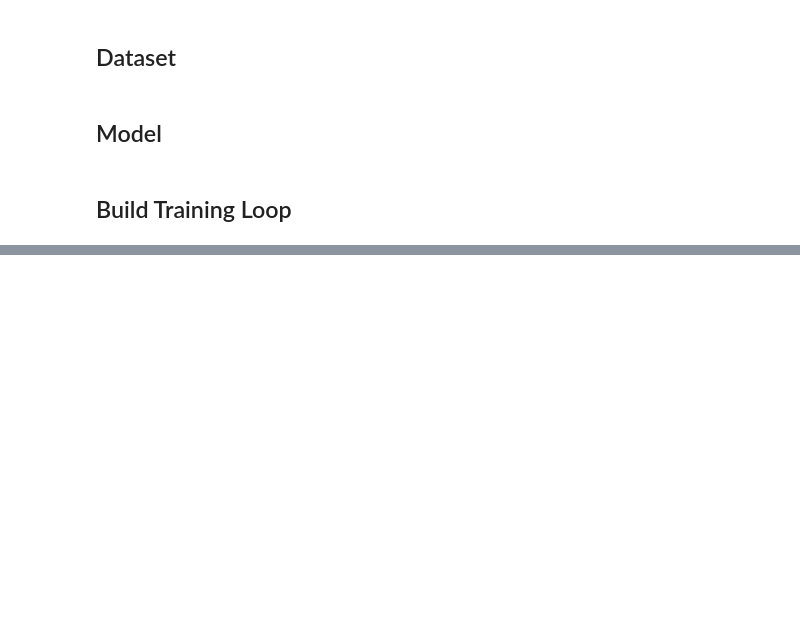
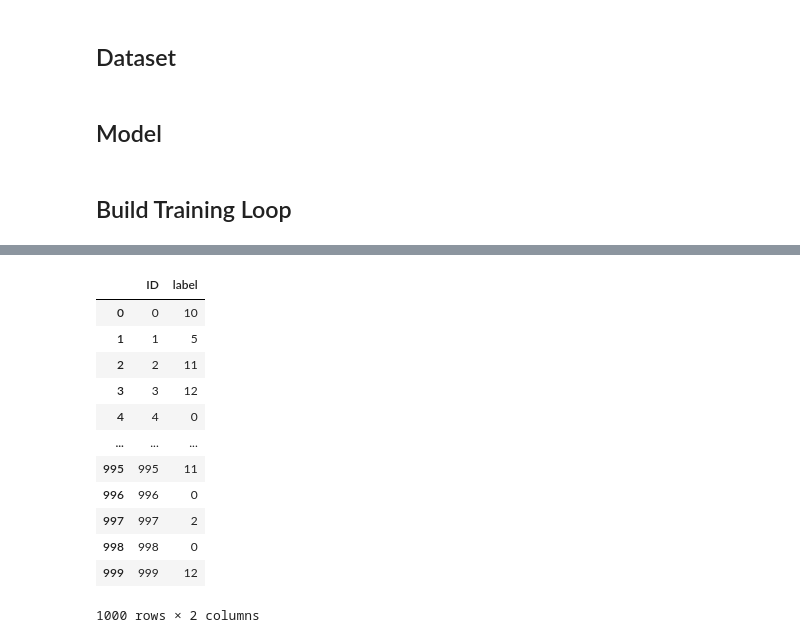
Before and after one commit to KeithLin724/NYCU_DeepLearning_2025, a Jupyter notebook: HW2/1/part1.ipynb, the cells around one changed output, grey strips where cells are left out. Cells and saved outputs as stored; diff of their text form; code cells hidden in the pictures; blank space fills up the shorter version.

```diff
--- a/HW2/1/part1.ipynb
+++ b/HW2/1/part1.ipynb
@@ -766,7 +779,7 @@ class TransformerClassifier(L.LightningModule):
 # model
 MODEL_CONFIG = {
     "embedding_path": str(EMBEDDING_MODEL_PATH),
-    "num_classes": 4,
+    "num_classes": 15,
     "feeze_pretrained_embedding": True,
     "nhead": 8,
     "num_layers": 2,
@@ -844,7 +857,7 @@ trainer = L.Trainer(
     callbacks=[checkpoint_callback, early_stop_callback],
     logger=csv_logger,
     max_epochs=EPOCHS,
-    fast_dev_run=True,
+    # fast_dev_run=True,
     # log_every_n_steps=20,
 )
 # %% [output]
@@ -876,0 +906,2 @@ TypeError: cross_entropy_loss(): argument 'target' (position 2) must be Tensor,
+# %%
+output = trainer.predict(datamodule=datamodule,ckpt_path='best')
@@ -876,0 +912,26 @@ TypeError: cross_entropy_loss(): argument 'target' (position 2) must be Tensor,
+# %%
+def to_csv(model_out:list[torch.Tensor], output_path:str):
+    output = torch.cat(model_out, dim=0)
+    output = torch.argmax(output, dim=1)
+
+    ids = list(range(len(output)))
+    df = pd.DataFrame({"ID": ids, "label": output})
+
+    df.to_csv(output_path, index=False)
+    return df
+# %%
+to_csv(output, str(OUTPUT_PATH / "submission.csv"))
+# %% [output]
+|  | ID | label |
+| 0 | 0 | 10 |
+| 1 | 1 | 5 |
+| 2 | 2 | 11 |
+| 3 | 3 | 12 |
+| 4 | 4 | 0 |
+| ... | ... | ... |
+| 995 | 995 | 11 |
+| 996 | 996 | 0 |
+| 997 | 997 | 2 |
+| 998 | 998 | 0 |
+| 999 | 999 | 12 |
+1000 rows × 2 columns
```
Also changed, not shown: parts of 13 cells of this notebook, 1 other file.
